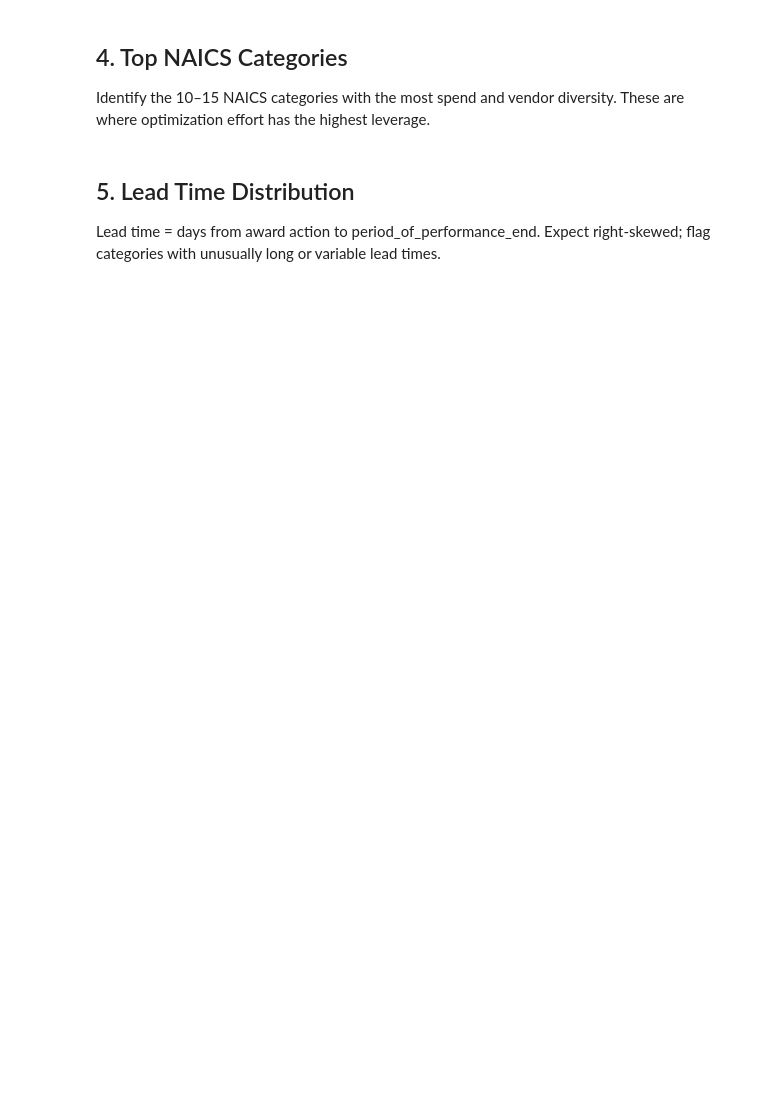
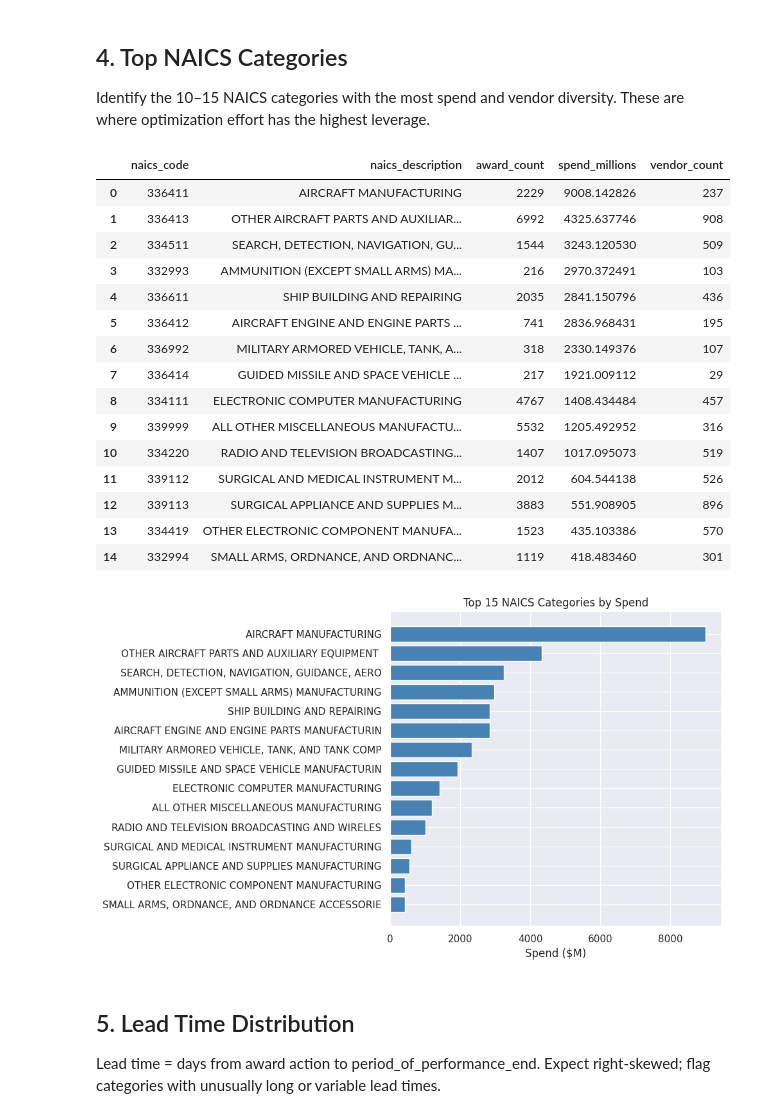
Before and after one commit to aalias01/supply-chain-cost-intelligence, a Jupyter notebook: notebooks/01_eda.ipynb, the cells around one changed output. Cells and saved outputs as stored; diff of their text form; code cells hidden in the pictures; blank space fills up the shorter version.

```diff
--- a/notebooks/01_eda.ipynb
+++ b/notebooks/01_eda.ipynb
@@ -92,3 +97,33 @@ display(top_naics)
+# %%
+top_naics = get_top_naics(conn, top_n=15)
+display(top_naics)
+
+fig, ax = plt.subplots(figsize=(10, 6))
+plot_df = top_naics.sort_values('spend_millions')
+ax.barh(plot_df['naics_description'].str.slice(0, 45), plot_df['spend_millions'], color='steelblue')
+ax.set_xlabel('Spend ($M)')
+ax.set_title('Top 15 NAICS Categories by Spend')
+plt.tight_layout()
+fig.savefig(figures / '01_top_naics.png', dpi=120)
+plt.show()
+# %% [output]
+|  | naics_code | naics_description | award_count | spend_millions | vendor_count |
+| 0 | 336411 | AIRCRAFT MANUFACTURING | 2229 | 9008.142826 | 237 |
+| 1 | 336413 | OTHER AIRCRAFT PARTS AND AUXILIAR... | 6992 | 4325.637746 | 908 |
+| 2 | 334511 | SEARCH, DETECTION, NAVIGATION, GU... | 1544 | 3243.120530 | 509 |
+| 3 | 332993 | AMMUNITION (EXCEPT SMALL ARMS) MA... | 216 | 2970.372491 | 103 |
+| 4 | 336611 | SHIP BUILDING AND REPAIRING | 2035 | 2841.150796 | 436 |
+| 5 | 336412 | AIRCRAFT ENGINE AND ENGINE PARTS ... | 741 | 2836.968431 | 195 |
+| 6 | 336992 | MILITARY ARMORED VEHICLE, TANK, A... | 318 | 2330.149376 | 107 |
+| 7 | 336414 | GUIDED MISSILE AND SPACE VEHICLE ... | 217 | 1921.009112 | 29 |
+| 8 | 334111 | ELECTRONIC COMPUTER MANUFACTURING | 4767 | 1408.434484 | 457 |
+| 9 | 339999 | ALL OTHER MISCELLANEOUS MANUFACTU... | 5532 | 1205.492952 | 316 |
+| 10 | 334220 | RADIO AND TELEVISION BROADCASTING... | 1407 | 1017.095073 | 519 |
+| 11 | 339112 | SURGICAL AND MEDICAL INSTRUMENT M... | 2012 | 604.544138 | 526 |
+| 12 | 339113 | SURGICAL APPLIANCE AND SUPPLIES M... | 3883 | 551.908905 | 896 |
+| 13 | 334419 | OTHER ELECTRONIC COMPONENT MANUFA... | 1523 | 435.103386 | 570 |
+| 14 | 332994 | SMALL ARMS, ORDNANCE, AND ORDNANC... | 1119 | 418.483460 | 301 |
+[figure, added]
 # %% [markdown]
 ## 5. Lead Time Distribution
 
```
Also changed, not shown: parts of 11 cells of this notebook, 14 other files.
